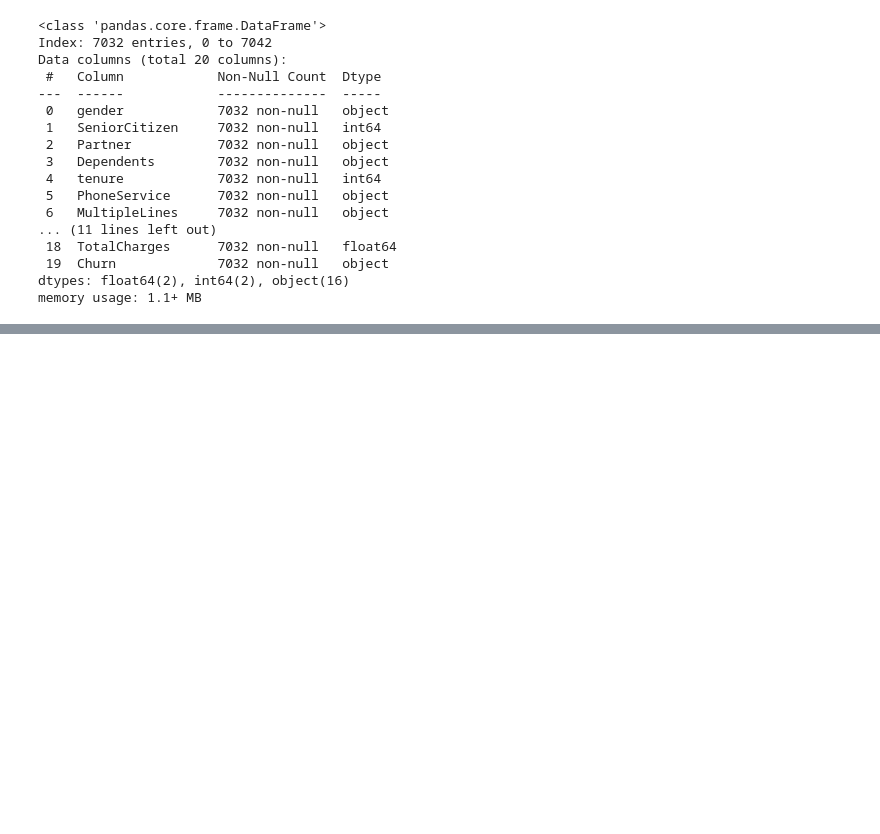
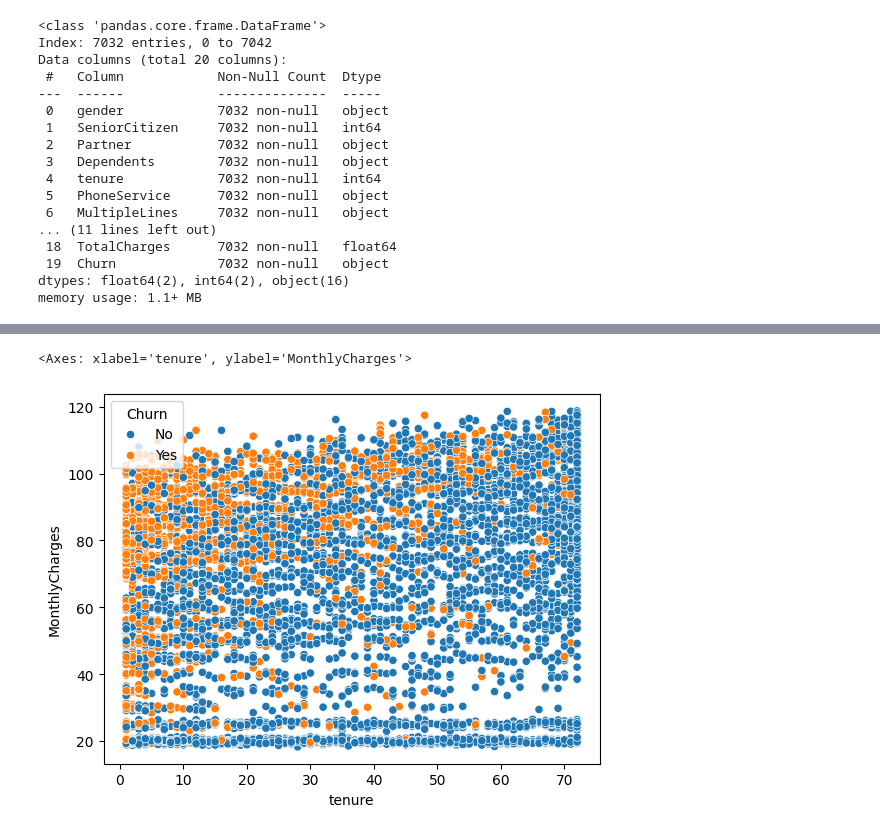
Before and after one commit to TFlanDev/customer-churn-analysis, a Jupyter notebook: notebooks/churn_analysis_model.ipynb, the cells around one changed output, grey strips where cells are left out. Cells and saved outputs as stored; diff of their text form; code cells hidden in the pictures; blank space fills up the shorter version.

```diff
--- a/notebooks/churn_analysis_model.ipynb
+++ b/notebooks/churn_analysis_model.ipynb
@@ -76,0 +117,6 @@ memory usage: 1.1+ MB
+# %%
+#https://seaborn.pydata.org/generated/seaborn.scatterplot.html
+sns.scatterplot(data = df, x = 'tenure', y = 'MonthlyCharges', hue = 'Churn')
+# %% [output]
+<Axes: xlabel='tenure', ylabel='MonthlyCharges'>
+[figure, added]
```
Also changed, not shown: parts of 4 cells of this notebook.
